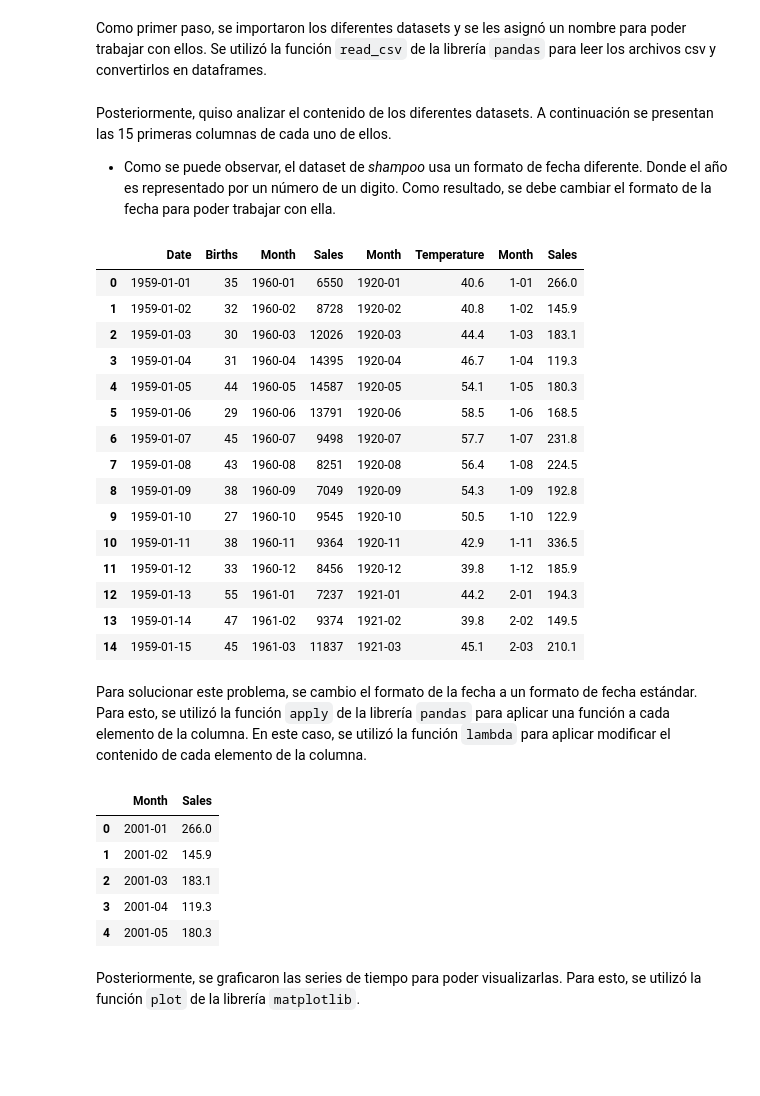
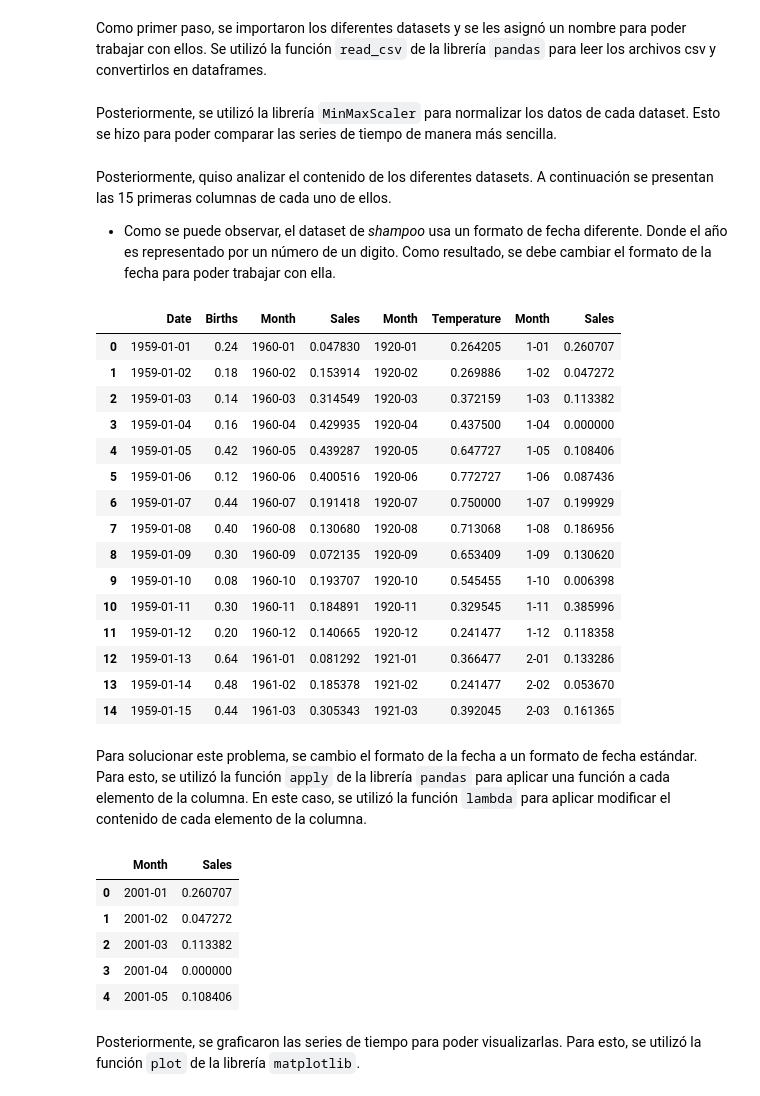
Before and after one commit to 20Candy/lab3_dataScience, a Jupyter notebook: ejercicio1_births.ipynb, the cells around one changed output. Cells and saved outputs as stored; diff of their text form; code cells hidden in the pictures; blank space fills up the shorter version.

```diff
--- a/ejercicio1_births.ipynb
+++ b/ejercicio1_births.ipynb
@@ -18,6 +20,24 @@ births = pd.read_csv("data/daily-total-female-births.csv", delimiter=",")
 car = pd.read_csv("data/monthly-car-sales.csv", delimiter=",")
 temperature = pd.read_csv("data/monthly-mean-temp.csv", delimiter=",")
 shampoo = pd.read_csv('data/shampoo.csv', delimiter=",")
+# %% [markdown]
+Posteriormente, se utilizó la librería `MinMaxScaler` para normalizar los datos de cada dataset. Esto se hizo para poder comparar las series de tiempo de manera más sencilla.
+# %%
+scaler = MinMaxScaler()
+scaler.fit(births[['Births']])
+births['Births'] = scaler.transform(births[['Births']])
+
+scaler = MinMaxScaler()
+scaler.fit(car[['Sales']])
+car['Sales'] = scaler.transform(car[['Sales']])
+
+scaler = MinMaxScaler()
+scaler.fit(temperature[['Temperature']])
+temperature['Temperature'] = scaler.transform(temperature[['Temperature']])
+
+scaler = MinMaxScaler()
+scaler.fit(shampoo[['Sales']])
+shampoo['Sales'] = scaler.transform(shampoo[['Sales']])
 # %% [markdown]
 Posteriormente, quiso analizar el contenido de los diferentes datasets. A continuación se presentan las 15 primeras columnas de cada uno de ellos.
 
@@ -26,36 +46,35 @@ Posteriormente, quiso analizar el contenido de los diferentes datasets. A contin
 pd.concat([births.head(15), car.head(15), temperature.head(15), shampoo.head(15)], axis=1)
 # %% [output]
 |  | Date | Births | Month | Sales | Month | Temperature | Month | Sales |
-| 0 | 1959-01-01 | 35 | 1960-01 | 6550 | 1920-01 | 40.6 | 1-01 | 266.0 |
-| 1 | 1959-01-02 | 32 | 1960-02 | 8728 | 1920-02 | 40.8 | 1-02 | 145.9 |
-| 2 | 1959-01-03 | 30 | 1960-03 | 12026 | 1920-03 | 44.4 | 1-03 | 183.1 |
-| 3 | 1959-01-04 | 31 | 1960-04 | 14395 | 1920-04 | 46.7 | 1-04 | 119.3 |
-| 4 | 1959-01-05 | 44 | 1960-05 | 14587 | 1920-05 | 54.1 | 1-05 | 180.3 |
-| 5 | 1959-01-06 | 29 | 1960-06 | 13791 | 1920-06 | 58.5 | 1-06 | 168.5 |
-| 6 | 1959-01-07 | 45 | 1960-07 | 9498 | 1920-07 | 57.7 | 1-07 | 231.8 |
-| 7 | 1959-01-08 | 43 | 1960-08 | 8251 | 1920-08 | 56.4 | 1-08 | 224.5 |
-| 8 | 1959-01-09 | 38 | 1960-09 | 7049 | 1920-09 | 54.3 | 1-09 | 192.8 |
-| 9 | 1959-01-10 | 27 | 1960-10 | 9545 | 1920-10 | 50.5 | 1-10 | 122.9 |
-| 10 | 1959-01-11 | 38 | 1960-11 | 9364 | 1920-11 | 42.9 | 1-11 | 336.5 |
-| 11 | 1959-01-12 | 33 | 1960-12 | 8456 | 1920-12 | 39.8 | 1-12 | 185.9 |
-| 12 | 1959-01-13 | 55 | 1961-01 | 7237 | 1921-01 | 44.2 | 2-01 | 194.3 |
-| 13 | 1959-01-14 | 47 | 1961-02 | 9374 | 1921-02 | 39.8 | 2-02 | 149.5 |
-| 14 | 1959-01-15 | 45 | 1961-03 | 11837 | 1921-03 | 45.1 | 2-03 | 210.1 |
+| 0 | 1959-01-01 | 0.24 | 1960-01 | 0.047830 | 1920-01 | 0.264205 | 1-01 | 0.260707 |
+| 1 | 1959-01-02 | 0.18 | 1960-02 | 0.153914 | 1920-02 | 0.269886 | 1-02 | 0.047272 |
+| 2 | 1959-01-03 | 0.14 | 1960-03 | 0.314549 | 1920-03 | 0.372159 | 1-03 | 0.113382 |
+| 3 | 1959-01-04 | 0.16 | 1960-04 | 0.429935 | 1920-04 | 0.437500 | 1-04 | 0.000000 |
+| 4 | 1959-01-05 | 0.42 | 1960-05 | 0.439287 | 1920-05 | 0.647727 | 1-05 | 0.108406 |
+| 5 | 1959-01-06 | 0.12 | 1960-06 | 0.400516 | 1920-06 | 0.772727 | 1-06 | 0.087436 |
+| 6 | 1959-01-07 | 0.44 | 1960-07 | 0.191418 | 1920-07 | 0.750000 | 1-07 | 0.199929 |
+| 7 | 1959-01-08 | 0.40 | 1960-08 | 0.130680 | 1920-08 | 0.713068 | 1-08 | 0.186956 |
+| 8 | 1959-01-09 | 0.30 | 1960-09 | 0.072135 | 1920-09 | 0.653409 | 1-09 | 0.130620 |
+| 9 | 1959-01-10 | 0.08 | 1960-10 | 0.193707 | 1920-10 | 0.545455 | 1-10 | 0.006398 |
+| 10 | 1959-01-11 | 0.30 | 1960-11 | 0.184891 | 1920-11 | 0.329545 | 1-11 | 0.385996 |
+| 11 | 1959-01-12 | 0.20 | 1960-12 | 0.140665 | 1920-12 | 0.241477 | 1-12 | 0.118358 |
+| 12 | 1959-01-13 | 0.64 | 1961-01 | 0.081292 | 1921-01 | 0.366477 | 2-01 | 0.133286 |
+| 13 | 1959-01-14 | 0.48 | 1961-02 | 0.185378 | 1921-02 | 0.241477 | 2-02 | 0.053670 |
+| 14 | 1959-01-15 | 0.44 | 1961-03 | 0.305343 | 1921-03 | 0.392045 | 2-03 | 0.161365 |
 # %% [markdown]
 Para solucionar este problema, se cambio el formato de la fecha a un formato de fecha estándar. Para esto, se utilizó la función `apply` de la librería `pandas` para aplicar una función a cada elemento de la columna. En este caso, se utilizó la función `lambda` para aplicar modificar el contenido de cada elemento de la columna.
 # %%
 # Convertir month de shampoo a fecha
-shampoo = pd.read_csv('data/shampoo.csv', delimiter=",")
 shampoo['Month'] = shampoo['Month'].apply(lambda x: ("200"+x.split('-')[0]) + '-' + x.split('-')[1])
 
 shampoo.head(5)
 # %% [output]
 |  | Month | Sales |
-| 0 | 2001-01 | 266.0 |
-| 1 | 2001-02 | 145.9 |
-| 2 | 2001-03 | 183.1 |
-| 3 | 2001-04 | 119.3 |
-| 4 | 2001-05 | 180.3 |
+| 0 | 2001-01 | 0.260707 |
+| 1 | 2001-02 | 0.047272 |
+| 2 | 2001-03 | 0.113382 |
+| 3 | 2001-04 | 0.000000 |
+| 4 | 2001-05 | 0.108406 |
 # %% [markdown]
 Posteriormente, se graficaron las series de tiempo para poder visualizarlas. Para esto, se utilizó la función `plot` de la librería `matplotlib`.
 # %%
```
Also changed, not shown: parts of 30 cells of this notebook.
